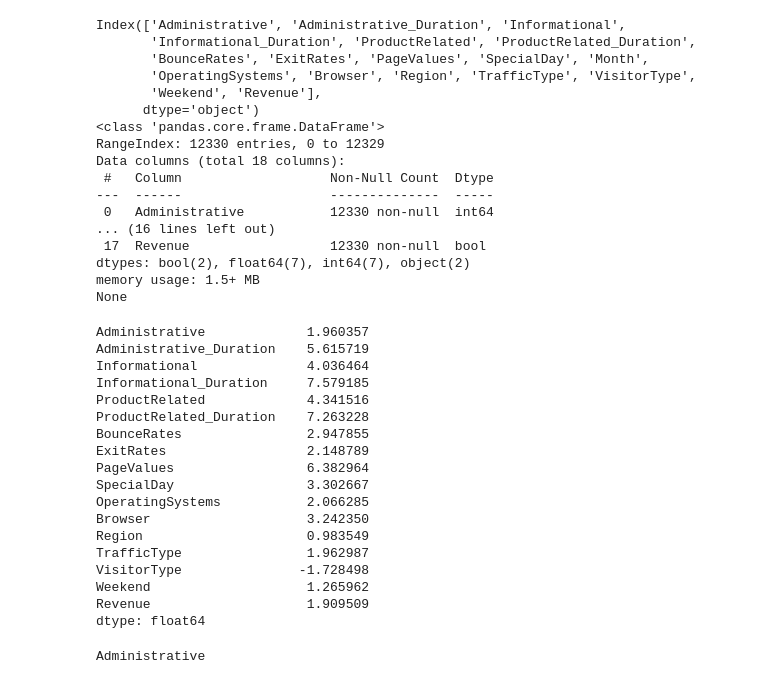
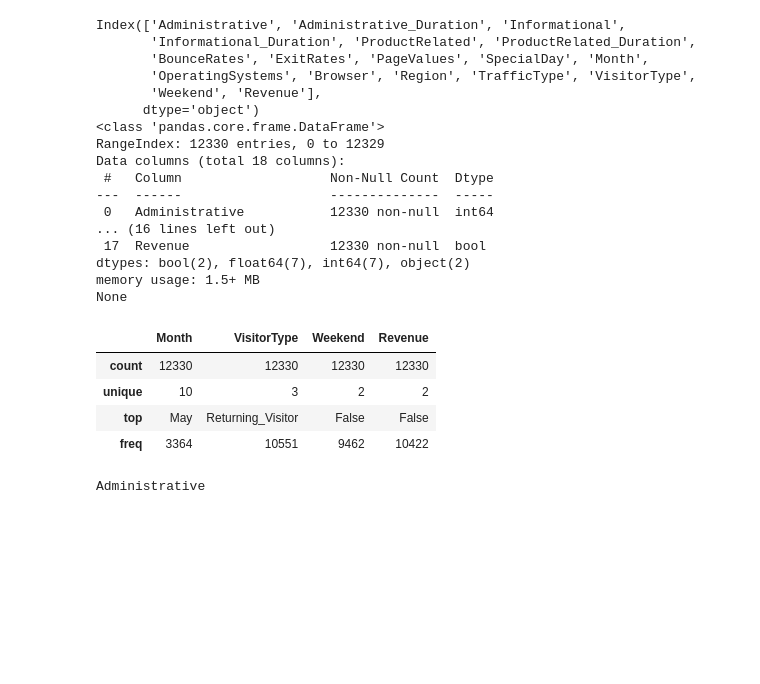
Before and after one commit to fistadev/online_shoppers_intention, a Jupyter notebook: online_shoppers.ipynb, the cells around one changed output. Drawn from its saved outputs; the diff is of its cells as text; code cells hidden in the pictures; blank space fills up the shorter version.

```diff
--- a/online_shoppers.ipynb
+++ b/online_shoppers.ipynb
@@ -71,24 +51,11 @@ Data columns (total 18 columns):
 dtypes: bool(2), float64(7), int64(7), object(2)
 memory usage: 1.5+ MB
 None
-# %%
-df.skew()
-# %% [output]
-Administrative             1.960357
-Administrative_Duration    5.615719
-Informational              4.036464
-Informational_Duration     7.579185
-ProductRelated             4.341516
-ProductRelated_Duration    7.263228
-BounceRates                2.947855
-ExitRates                  2.148789
-PageValues                 6.382964
-SpecialDay                 3.302667
-OperatingSystems           2.066285
-Browser                    3.242350
-Region                     0.983549
-TrafficType                1.962987
-VisitorType               -1.728498
-Weekend                    1.265962
-Revenue                    1.909509
-dtype: float64
+# %%
+df.describe(exclude='number')
+# %% [output]
+|  | Month | VisitorType | Weekend | Revenue |
+| count | 12330 | 12330 | 12330 | 12330 |
+| unique | 10 | 3 | 2 | 2 |
+| top | May | Returning_Visitor | False | False |
+| freq | 3364 | 10551 | 9462 | 10422 |
```
Also changed, not shown: parts of 16 cells of this notebook.
